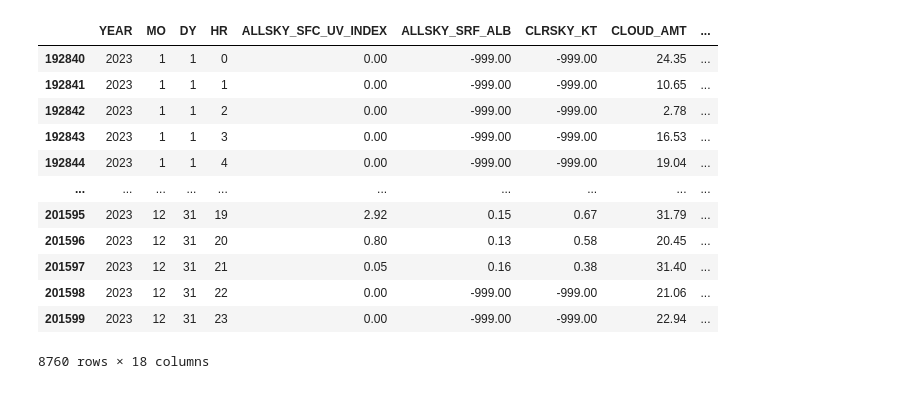
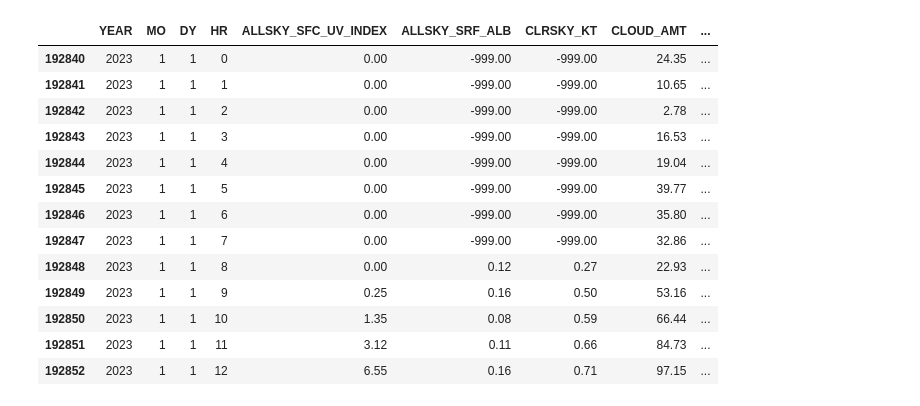
Before and after one commit to NSG0409/pfc, a Jupyter notebook: teste4.ipynb, the cells around one changed output. Saved outputs shown, nothing was run; the diff lists cells and outputs as text; code cells hidden in the pictures.

```diff
--- a/teste4.ipynb
+++ b/teste4.ipynb
@@ -1,9 +1,10 @@
-# %%
-import pandas as pd
-import os
-
-file_path = 'C:\\Users\\natan\\Downloads\\dataset2001_2024.csv'
-if os.path.exists(file_path):
-    df = pd.read_csv(file_path)
-else:
-    print(f'O arquivo {file_path} não foi encontrado.')
+# %%
+import os
+import pandas as pd
+
+if os.getenv('COMPUTERNAME') == 'GUEDES-95011':
+    df = pd.read_csv("C:\\Users\\Natan Guedes\Documents\\Dev\\PFC\\dataset2001_2024.csv")
+elif os.getenv('COMPUTERNAME') == 'ASPIRE-A515-51G':
+    print(os.getenv('COMPUTERNAME'))
+
+df
@@ -10,18 +25,19 @@ else:
 # %%
 # Split dos dados para o ultimo ano
 df_23 = df[df['YEAR'] == 2023]
-df_23
+df_23.head(13)
 # %% [output]
 |  | YEAR | MO | DY | HR | ALLSKY_SFC_UV_INDEX | ALLSKY_SRF_ALB | CLRSKY_KT | CLOUD_AMT | ... |
 | 192840 | 2023 | 1 | 1 | 0 | 0.00 | -999.00 | -999.00 | 24.35 | ... |
 | 192841 | 2023 | 1 | 1 | 1 | 0.00 | -999.00 | -999.00 | 10.65 | ... |
 | 192842 | 2023 | 1 | 1 | 2 | 0.00 | -999.00 | -999.00 | 2.78 | ... |
 | 192843 | 2023 | 1 | 1 | 3 | 0.00 | -999.00 | -999.00 | 16.53 | ... |
 | 192844 | 2023 | 1 | 1 | 4 | 0.00 | -999.00 | -999.00 | 19.04 | ... |
-| ... | ... | ... | ... | ... | ... | ... | ... | ... | ... |
-| 201595 | 2023 | 12 | 31 | 19 | 2.92 | 0.15 | 0.67 | 31.79 | ... |
-| 201596 | 2023 | 12 | 31 | 20 | 0.80 | 0.13 | 0.58 | 20.45 | ... |
-| 201597 | 2023 | 12 | 31 | 21 | 0.05 | 0.16 | 0.38 | 31.40 | ... |
-| 201598 | 2023 | 12 | 31 | 22 | 0.00 | -999.00 | -999.00 | 21.06 | ... |
-| 201599 | 2023 | 12 | 31 | 23 | 0.00 | -999.00 | -999.00 | 22.94 | ... |
+| 192845 | 2023 | 1 | 1 | 5 | 0.00 | -999.00 | -999.00 | 39.77 | ... |
+| 192846 | 2023 | 1 | 1 | 6 | 0.00 | -999.00 | -999.00 | 35.80 | ... |
+| 192847 | 2023 | 1 | 1 | 7 | 0.00 | -999.00 | -999.00 | 32.86 | ... |
+| 192848 | 2023 | 1 | 1 | 8 | 0.00 | 0.12 | 0.27 | 22.93 | ... |
+| 192849 | 2023 | 1 | 1 | 9 | 0.25 | 0.16 | 0.50 | 53.16 | ... |
+| 192850 | 2023 | 1 | 1 | 10 | 1.35 | 0.08 | 0.59 | 66.44 | ... |
+| 192851 | 2023 | 1 | 1 | 11 | 3.12 | 0.11 | 0.66 | 84.73 | ... |
+| 192852 | 2023 | 1 | 1 | 12 | 6.55 | 0.16 | 0.71 | 97.15 | ... |
-8760 rows × 18 columns
```
Also changed, not shown: parts of 10 cells of this notebook.
